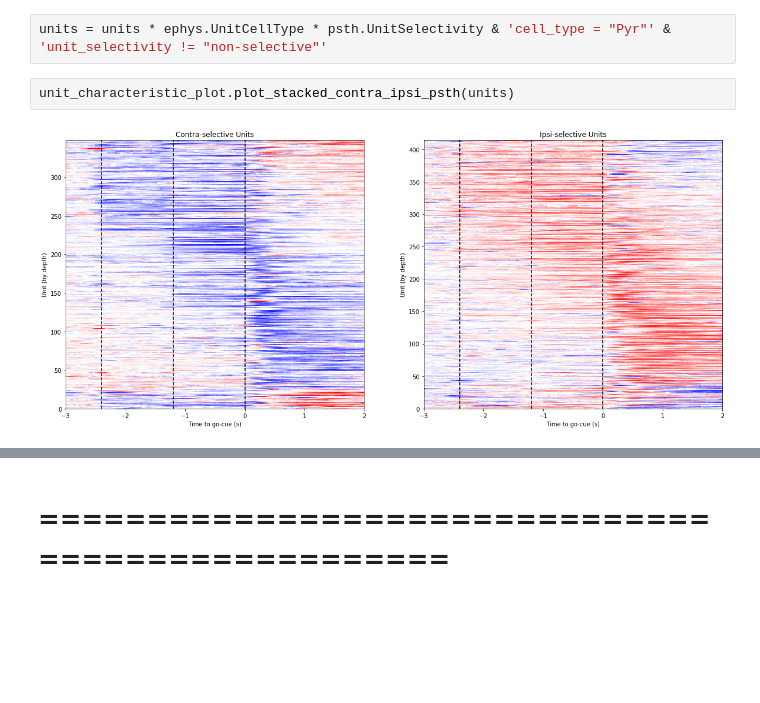
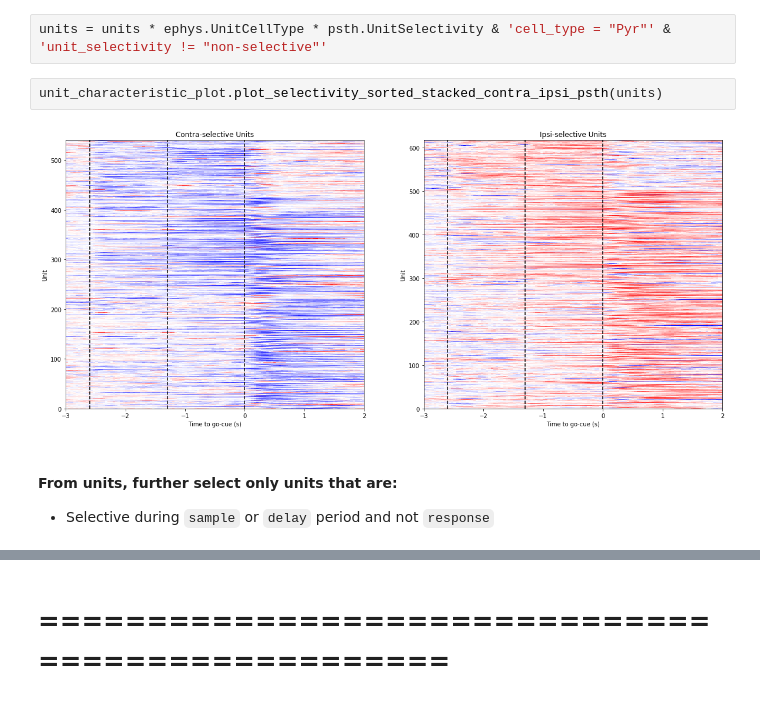
Before and after one commit to ttngu207/Li-2015a, a Jupyter notebook: notebooks/Li-2015-demo.ipynb, the cells around one changed output, grey strips where cells are left out. Saved outputs shown, nothing was run; the diff lists cells and outputs as text; blank space fills up the shorter version.

```diff
--- a/notebooks/Li-2015-demo.ipynb
+++ b/notebooks/Li-2015-demo.ipynb
@@ -99,6 +102,9 @@ units = (ephys.Unit & (ephys.ProbeInsertion.InsertionLocation
 # %%
 units = units * ephys.UnitCellType * psth.UnitSelectivity & 'cell_type = "Pyr"' & 'unit_selectivity != "non-selective"'
 # %%
-unit_characteristic_plot.plot_stacked_contra_ipsi_psth(units)
+unit_characteristic_plot.plot_selectivity_sorted_stacked_contra_ipsi_psth(units)
 # %% [output]
-[figure, old version]
+[figure, new version]
+# %% [markdown]
+#### From units, further select only units that are:
++ Selective during `sample` or `delay` period and not `response`
```
Also changed, not shown: parts of 20 cells of this notebook, 4 other files.
